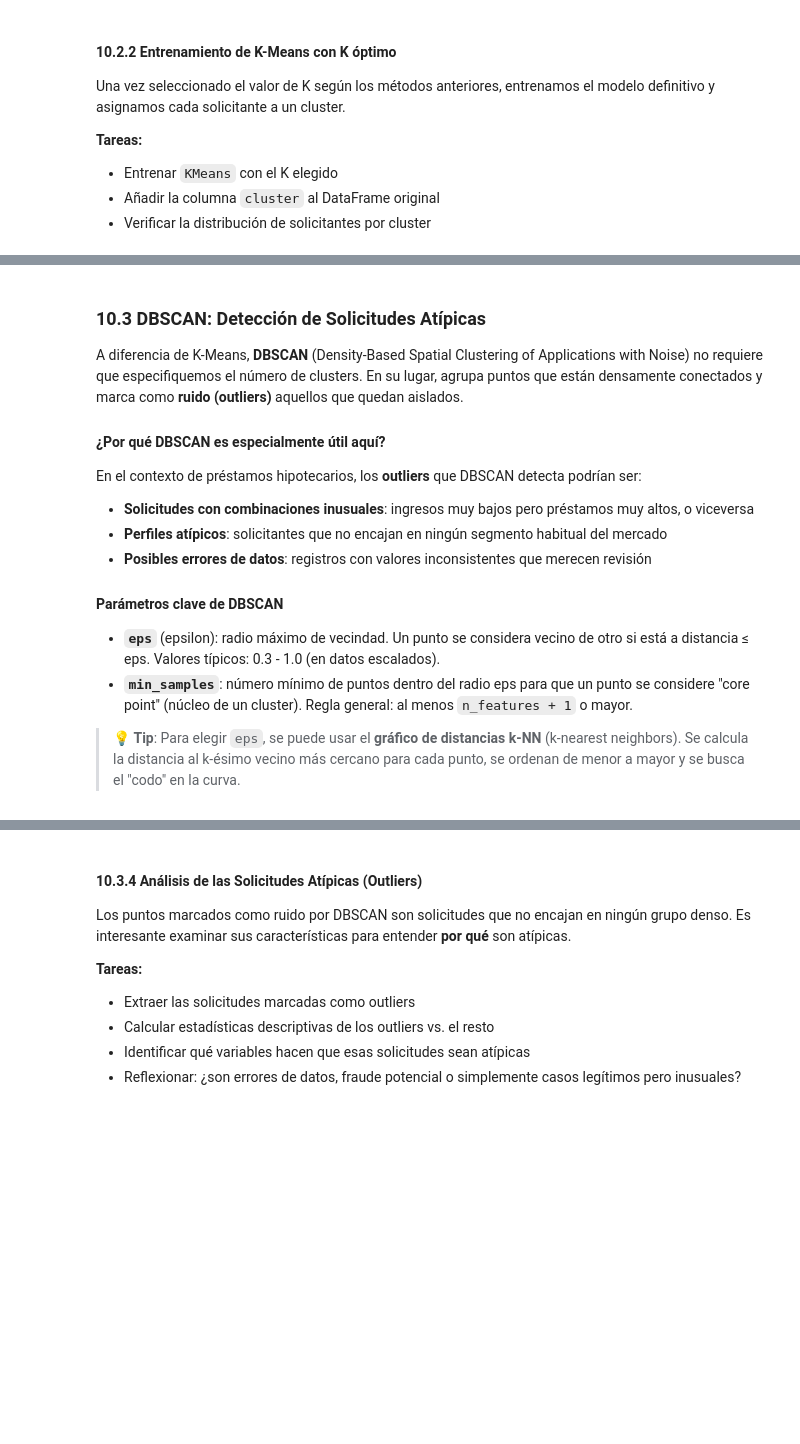
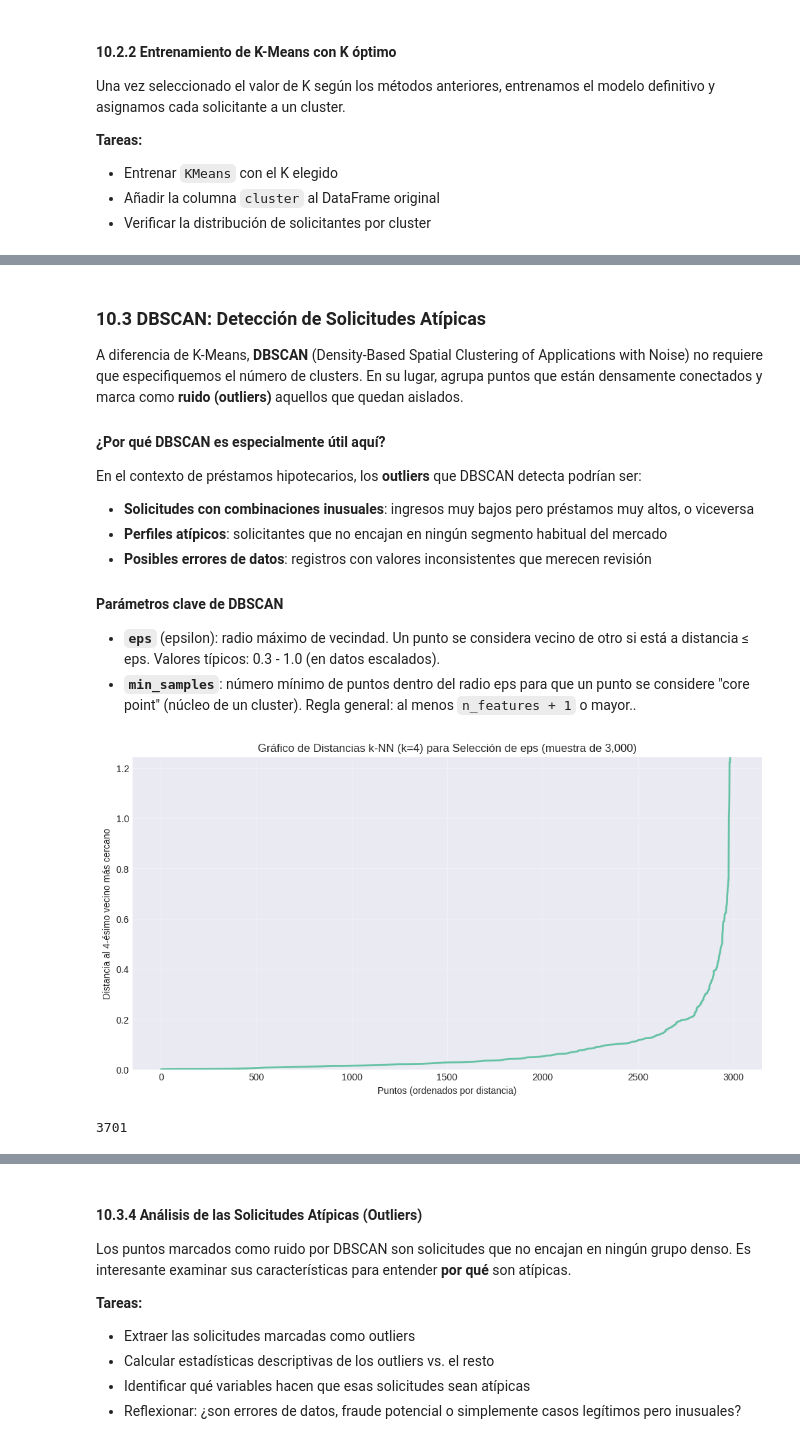
Before and after one commit to thisisrober/hmda-loan-approval-ml-analysis, a Jupyter notebook: notebook.ipynb, the cells around one changed output, grey strips where cells are left out. Cells and saved outputs as stored; diff of their text form; code cells hidden in the pictures; blank space fills up the shorter version.

```diff
--- a/notebook.ipynb
+++ b/notebook.ipynb
@@ -2703,31 +3341,37 @@ En el contexto de préstamos hipotecarios, los **outliers** que DBSCAN detecta p
 #### Parámetros clave de DBSCAN
 
 - **`eps`** (epsilon): radio máximo de vecindad. Un punto se considera vecino de otro si está a distancia ≤ eps. Valores típicos: 0.3 - 1.0 (en datos escalados).
-- **`min_samples`**: número mínimo de puntos dentro del radio eps para que un punto se considere "core point" (núcleo de un cluster). Regla general: al menos `n_features + 1` o mayor.
-
-> 💡 **Tip**: Para elegir `eps`, se puede usar el **gráfico de distancias k-NN** (k-nearest neighbors). Se calcula la distancia al k-ésimo vecino más cercano para cada punto, se ordenan de menor a mayor y se busca el "codo" en la curva.
+- **`min_samples`**: número mínimo de puntos dentro del radio eps para que un punto se considere "core point" (núcleo de un cluster). Regla general: al menos `n_features + 1` o mayor..
 # %%
 # 10.3.1 Selección de eps mediante gráfico de distancias k-NN
 # ============================================================
 
-# from sklearn.neighbors import NearestNeighbors
+from sklearn.neighbors import NearestNeighbors
+import gc
 
-# # Calcular distancias al k-ésimo vecino más cercano (k = min_samples)
-# k = 5  # Ajustar según n_features + 1
-# nn = NearestNeighbors(n_neighbors=k)
-# nn.fit(X_scaled)
-# distances, _ = nn.kneighbors(X_scaled)
+# Muestra pequeña (3K) — k-NN crea matrices internas que consumen mucha RAM
+KNN_SAMPLE = min(3_000, len(X_clustering))
+knn_idx = np.random.RandomState(42).choice(len(X_clustering), size=KNN_SAMPLE, replace=False)
+X_knn_sample = X_clustering[knn_idx]
 
-# # Ordenar las distancias al k-ésimo vecino
-# k_distances = np.sort(distances[:, -1])
+k = 4
+nn = NearestNeighbors(n_neighbors=k, algorithm='kd_tree')
+nn.fit(X_knn_sample)
+distances, _ = nn.kneighbors(X_knn_sample)
 
-# plt.figure(figsize=(12, 6))
-# plt.plot(k_distances, linewidth=2)
-# plt.xlabel('Puntos (ordenados por distancia)')
-# plt.ylabel(f'Distancia al {k}-ésimo vecino más cercano')
-# plt.title(f'Gráfico de Distancias k-NN (k={k}) para Selección de eps')
-# plt.grid(True, alpha=0.3)
-# plt.show()
+k_distances = np.sort(distances[:, -1])
 
-# # Buscar el codo en la curva para elegir eps
-# print("Observa el gráfico: el valor de eps óptimo está en el 'codo' de la curva.")
+plt.figure(figsize=(12, 6))
+plt.plot(k_distances, linewidth=2)
+plt.ylim([0, np.percentile(k_distances, 99.5)])
+plt.xlabel('Puntos (ordenados por distancia)')
+plt.ylabel(f'Distancia al {k}-ésimo vecino más cercano')
+plt.title(f'Gráfico de Distancias k-NN (k={k}) para Selección de eps (muestra de {KNN_SAMPLE:,})')
+plt.grid(True, alpha=0.3)
+plt.show()
+
+del X_knn_sample, knn_idx, nn, distances, k_distances
+gc.collect()
+# %% [output]
+[figure, added]
+3701
```
Also changed, not shown: parts of 43 cells of this notebook, 1 other file.
